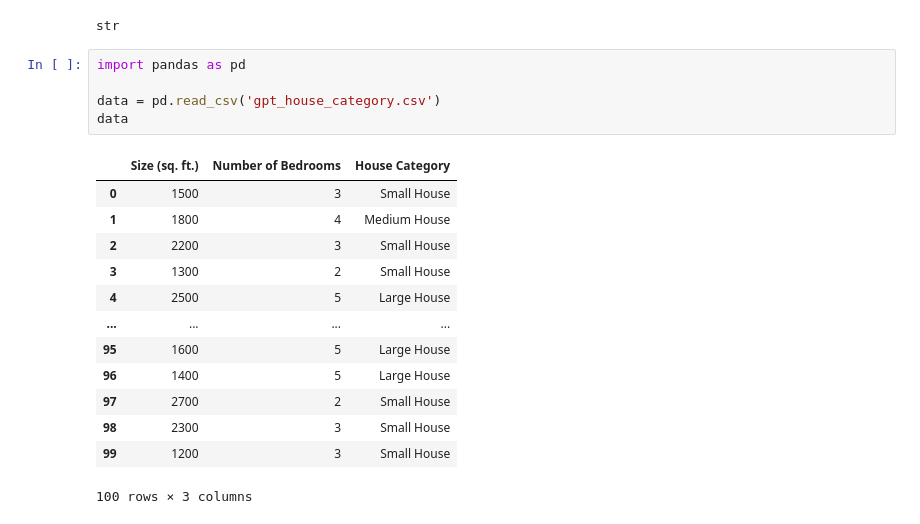
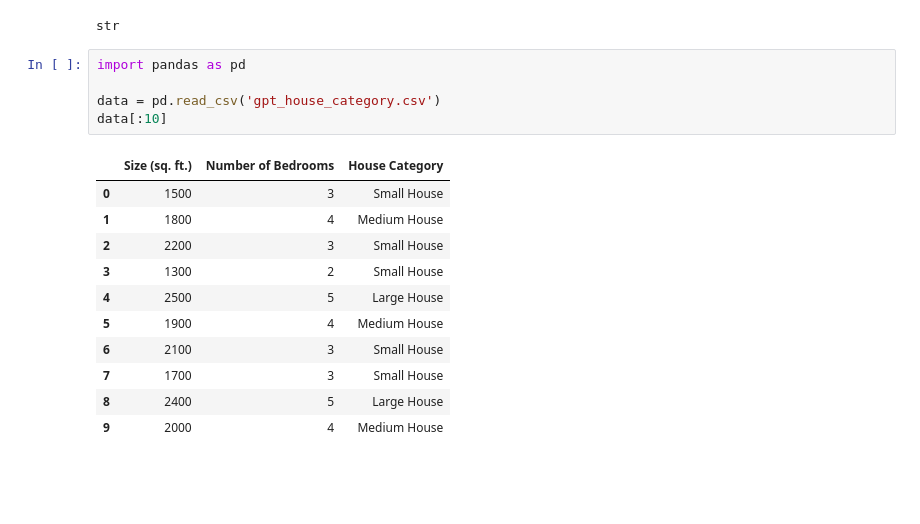
Before and after one commit to niranjandasMM/Scratch_Decision_Trees, a Jupyter notebook: Gini_impurity_calcu.ipynb, the cells around one changed output. Drawn from its saved outputs; the diff is of its cells as text; blank space fills up the shorter version.

```diff
--- a/Gini_impurity_calcu.ipynb
+++ b/Gini_impurity_calcu.ipynb
@@ -132,22 +132,20 @@ str
 # %%
 import pandas as pd
 
 data = pd.read_csv('gpt_house_category.csv')
-data
+data[:10]
 # %% [output]
 |  | Size (sq. ft.) | Number of Bedrooms | House Category |
 | 0 | 1500 | 3 | Small House |
 | 1 | 1800 | 4 | Medium House |
 | 2 | 2200 | 3 | Small House |
 | 3 | 1300 | 2 | Small House |
 | 4 | 2500 | 5 | Large House |
-| ... | ... | ... | ... |
-| 95 | 1600 | 5 | Large House |
-| 96 | 1400 | 5 | Large House |
-| 97 | 2700 | 2 | Small House |
-| 98 | 2300 | 3 | Small House |
-| 99 | 1200 | 3 | Small House |
+| 5 | 1900 | 4 | Medium House |
+| 6 | 2100 | 3 | Small House |
+| 7 | 1700 | 3 | Small House |
+| 8 | 2400 | 5 | Large House |
+| 9 | 2000 | 4 | Medium House |
-100 rows × 3 columns
 # %%
 from  _gini import calculate_gini_impurity
 
```
Also changed, not shown: parts of 1 cell of this notebook, 5 other files.
